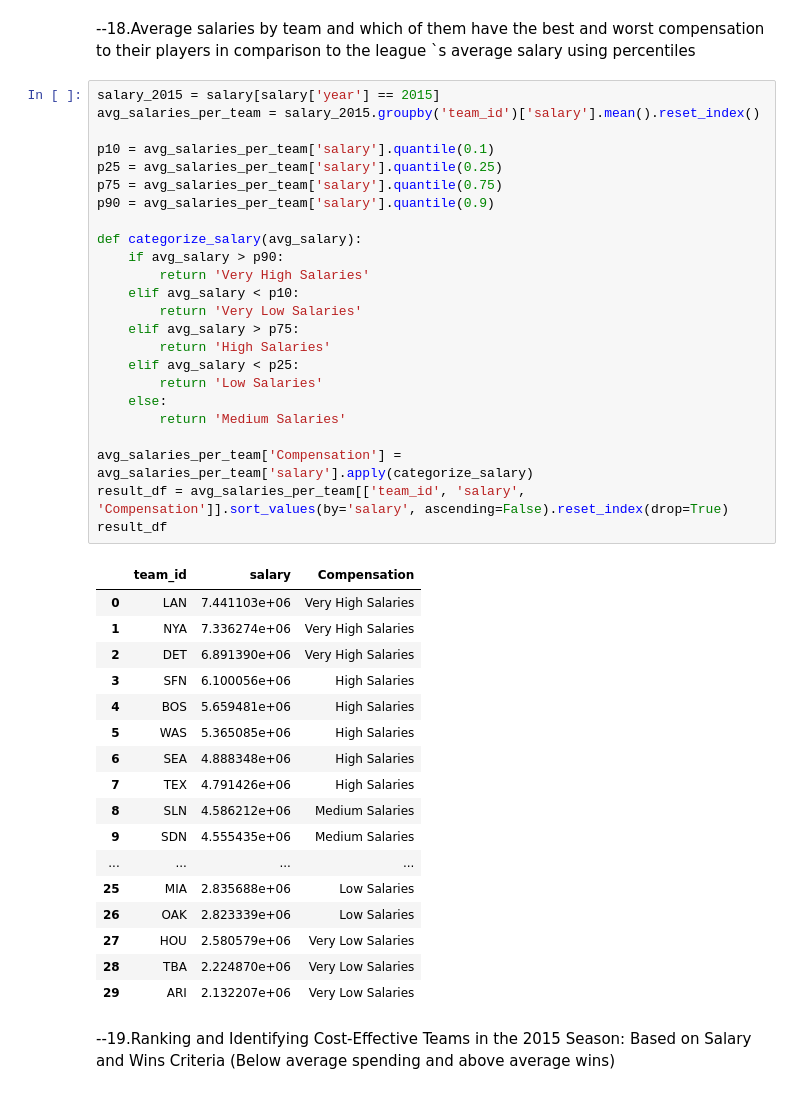
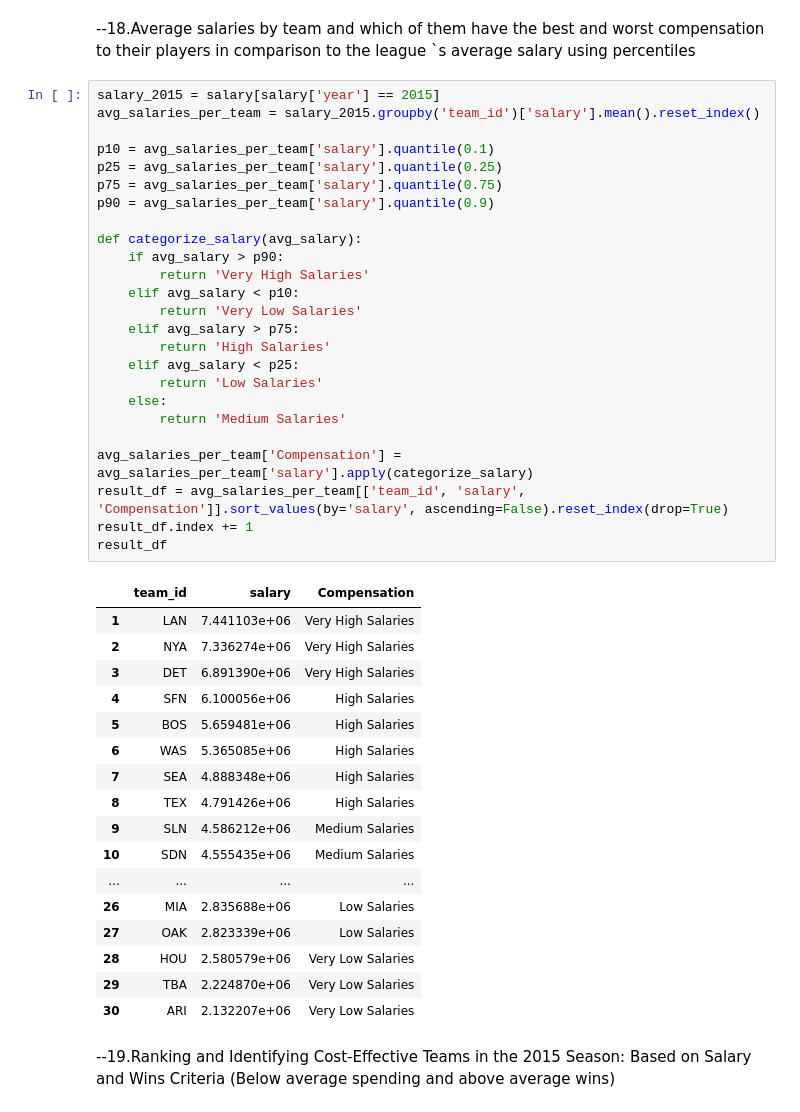
Before and after one commit to VicenteBlasini/MLB-Database-Analysis, a Jupyter notebook: Python/Pandas.ipynb, the cells around one changed output. Saved outputs shown, nothing was run; the diff lists cells and outputs as text.

```diff
--- a/Python/Pandas.ipynb
+++ b/Python/Pandas.ipynb
@@ -457,45 +469,46 @@ result_df
 # %%
 salary_2015 = salary[salary['year'] == 2015]
 avg_salaries_per_team = salary_2015.groupby('team_id')['salary'].mean().reset_index()
 
 p10 = avg_salaries_per_team['salary'].quantile(0.1)
 p25 = avg_salaries_per_team['salary'].quantile(0.25)
 p75 = avg_salaries_per_team['salary'].quantile(0.75)
 p90 = avg_salaries_per_team['salary'].quantile(0.9)
 
 def categorize_salary(avg_salary):
     if avg_salary > p90:
         return 'Very High Salaries'
     elif avg_salary < p10:
         return 'Very Low Salaries'
     elif avg_salary > p75:
         return 'High Salaries'
     elif avg_salary < p25:
         return 'Low Salaries'
     else:
         return 'Medium Salaries'
 
 avg_salaries_per_team['Compensation'] = avg_salaries_per_team['salary'].apply(categorize_salary)
 result_df = avg_salaries_per_team[['team_id', 'salary', 'Compensation']].sort_values(by='salary', ascending=False).reset_index(drop=True)
+result_df.index += 1
 result_df
 # %% [output]
 |  | team_id | salary | Compensation |
-| 0 | LAN | 7.441103e+06 | Very High Salaries |
-| 1 | NYA | 7.336274e+06 | Very High Salaries |
-| 2 | DET | 6.891390e+06 | Very High Salaries |
-| 3 | SFN | 6.100056e+06 | High Salaries |
-| 4 | BOS | 5.659481e+06 | High Salaries |
-| 5 | WAS | 5.365085e+06 | High Salaries |
-| 6 | SEA | 4.888348e+06 | High Salaries |
-| 7 | TEX | 4.791426e+06 | High Salaries |
-| 8 | SLN | 4.586212e+06 | Medium Salaries |
-| 9 | SDN | 4.555435e+06 | Medium Salaries |
+| 1 | LAN | 7.441103e+06 | Very High Salaries |
+| 2 | NYA | 7.336274e+06 | Very High Salaries |
+| 3 | DET | 6.891390e+06 | Very High Salaries |
+| 4 | SFN | 6.100056e+06 | High Salaries |
+| 5 | BOS | 5.659481e+06 | High Salaries |
+| 6 | WAS | 5.365085e+06 | High Salaries |
+| 7 | SEA | 4.888348e+06 | High Salaries |
+| 8 | TEX | 4.791426e+06 | High Salaries |
+| 9 | SLN | 4.586212e+06 | Medium Salaries |
+| 10 | SDN | 4.555435e+06 | Medium Salaries |
 | ... | ... | ... | ... |
-| 25 | MIA | 2.835688e+06 | Low Salaries |
-| 26 | OAK | 2.823339e+06 | Low Salaries |
-| 27 | HOU | 2.580579e+06 | Very Low Salaries |
-| 28 | TBA | 2.224870e+06 | Very Low Salaries |
-| 29 | ARI | 2.132207e+06 | Very Low Salaries |
+| 26 | MIA | 2.835688e+06 | Low Salaries |
+| 27 | OAK | 2.823339e+06 | Low Salaries |
+| 28 | HOU | 2.580579e+06 | Very Low Salaries |
+| 29 | TBA | 2.224870e+06 | Very Low Salaries |
+| 30 | ARI | 2.132207e+06 | Very Low Salaries |
 # %% [markdown]
 --19.Ranking and Identifying Cost-Effective Teams in the 2015 Season: Based on Salary and Wins Criteria (Below average spending and above average wins)
 # %%
```
Also changed, not shown: parts of 7 cells of this notebook, 2 other files.
